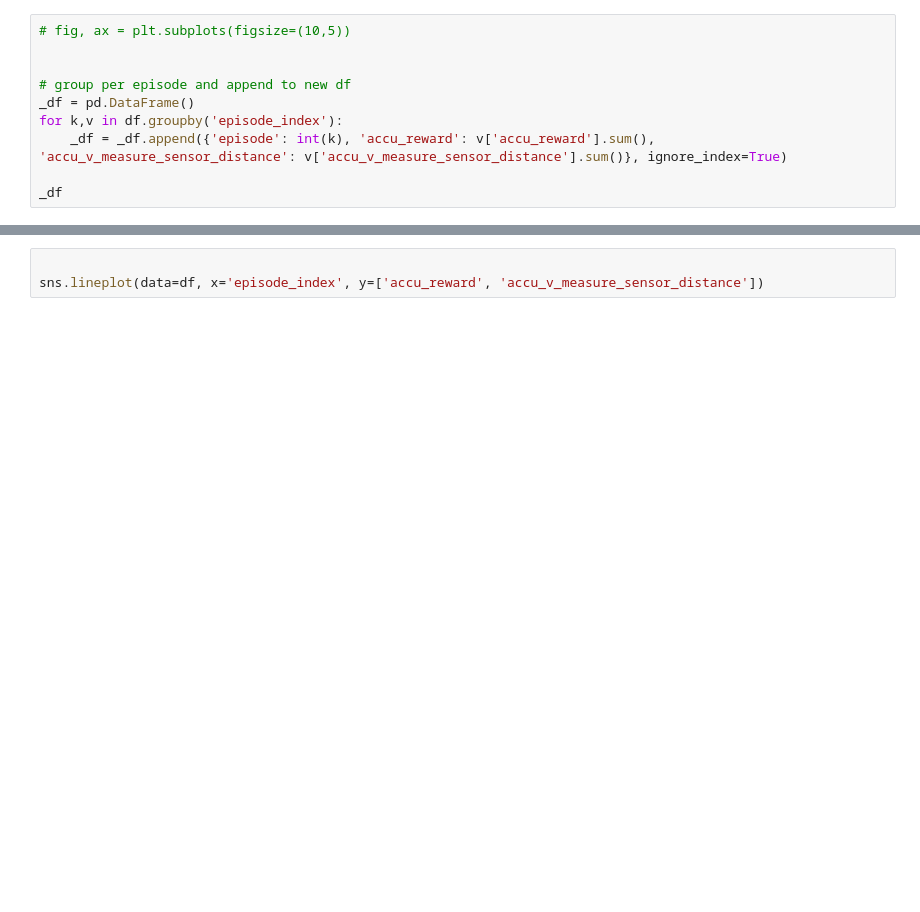
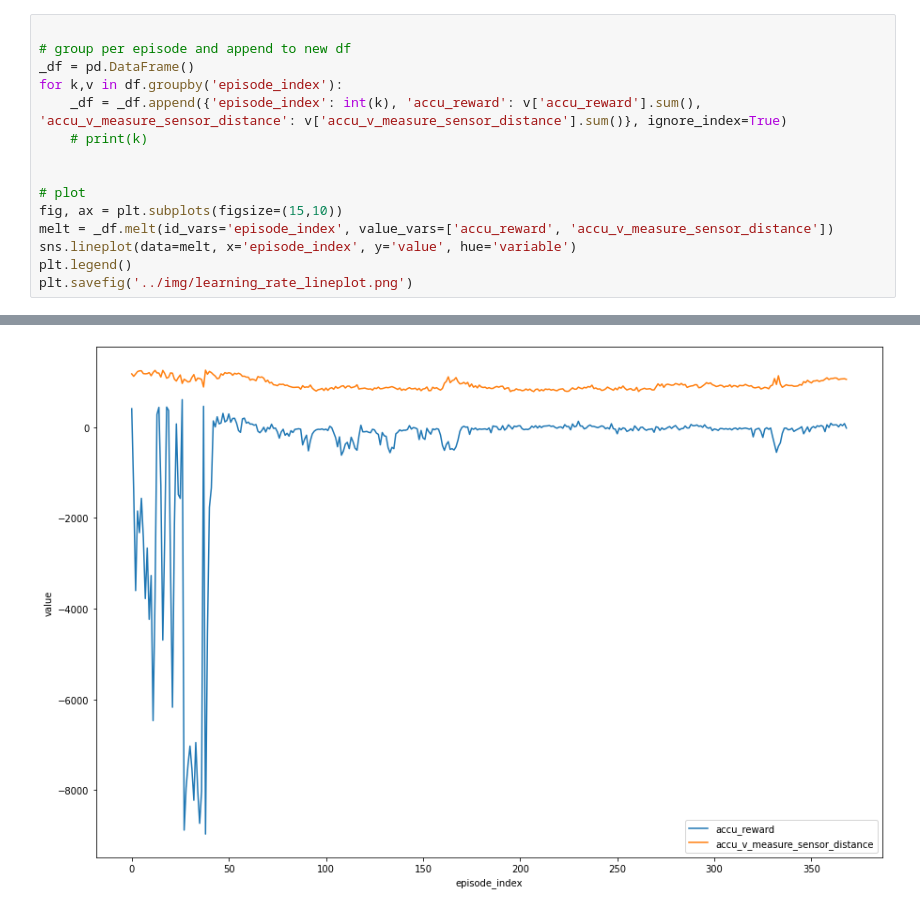
Before and after one commit to gansem/learning_machines_robobo, a Jupyter notebook: src/analytics.ipynb, the cells around one changed output, grey strips where cells are left out. Saved outputs shown, nothing was run; the diff lists cells and outputs as text; blank space fills up the shorter version.

```diff
--- a/src/analytics.ipynb
+++ b/src/analytics.ipynb
@@ -20,11 +20,16 @@ df.head()
 # %%
-# fig, ax = plt.subplots(figsize=(10,5))
-
 
 # group per episode and append to new df
 _df = pd.DataFrame()
 for k,v in df.groupby('episode_index'):
-    _df = _df.append({'episode': int(k), 'accu_reward': v['accu_reward'].sum(), 'accu_v_measure_sensor_distance': v['accu_v_measure_sensor_distance'].sum()}, ignore_index=True)
+    _df = _df.append({'episode_index': int(k), 'accu_reward': v['accu_reward'].sum(), 'accu_v_measure_sensor_distance': v['accu_v_measure_sensor_distance'].sum()}, ignore_index=True)
+    # print(k)
 
-_df
+
+# plot
+fig, ax = plt.subplots(figsize=(15,10))
+melt = _df.melt(id_vars='episode_index', value_vars=['accu_reward', 'accu_v_measure_sensor_distance'])
+sns.lineplot(data=melt, x='episode_index', y='value', hue='variable')
+plt.legend()
+plt.savefig('../img/learning_rate_lineplot.png')
 # %% [output]
@@ -32,3 +36 @@ SyntaxError: invalid syntax (<ipython-input-42-c60d778abc5a>, line 7)
+[figure, added]
-# %%
-
-sns.lineplot(data=df, x='episode_index', y=['accu_reward', 'accu_v_measure_sensor_distance'])
```
Also changed, not shown: parts of 4 cells of this notebook, 2 other files.
